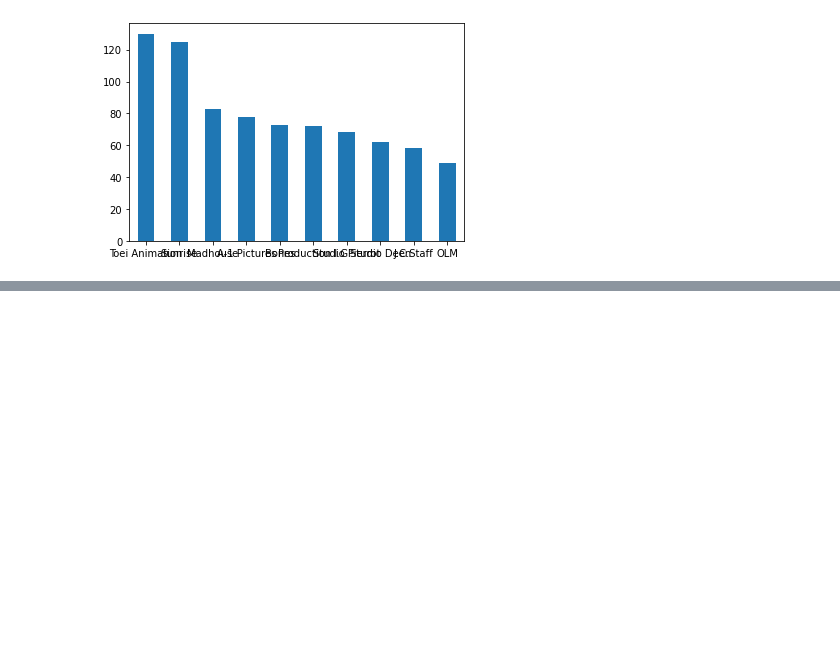
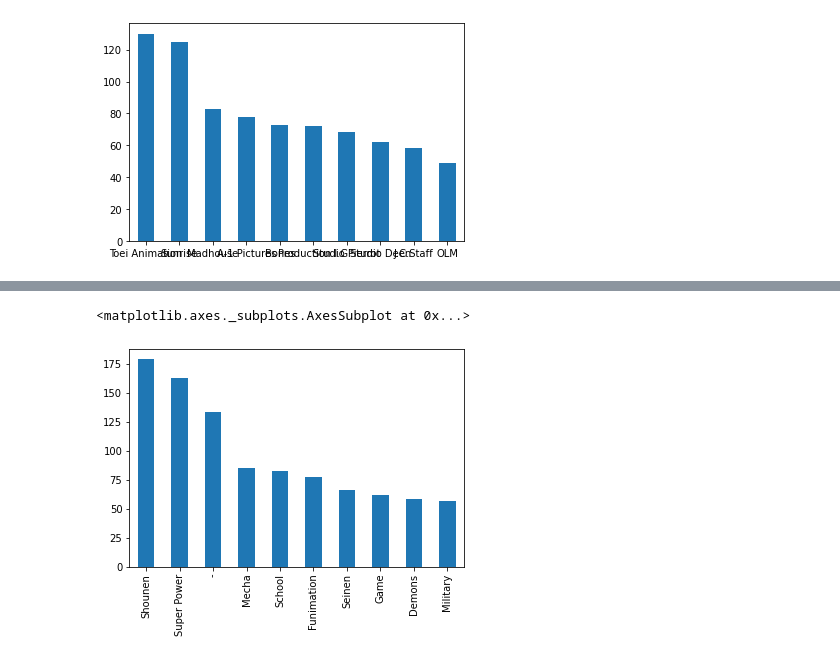
Before and after one commit to Lisacreate/exercise, a Jupyter notebook: Пакеты.ipynb, the cells around one changed output, grey strips where cells are left out. Saved outputs shown, nothing was run; the diff lists cells and outputs as text; code cells hidden in the pictures; blank space fills up the shorter version.

```diff
--- a/Пакеты.ipynb
+++ b/Пакеты.ipynb
@@ -342,0 +376,6 @@ k[0:10].plot.bar(x='production', y='count', rot=0)
+# %%
+k = b['theme'].value_counts()
+k[0:10].plot.bar()
+# %% [output]
+<matplotlib.axes._subplots.AxesSubplot at 0x...>
+[figure, added]
```
Also changed, not shown: parts of 16 cells of this notebook.
